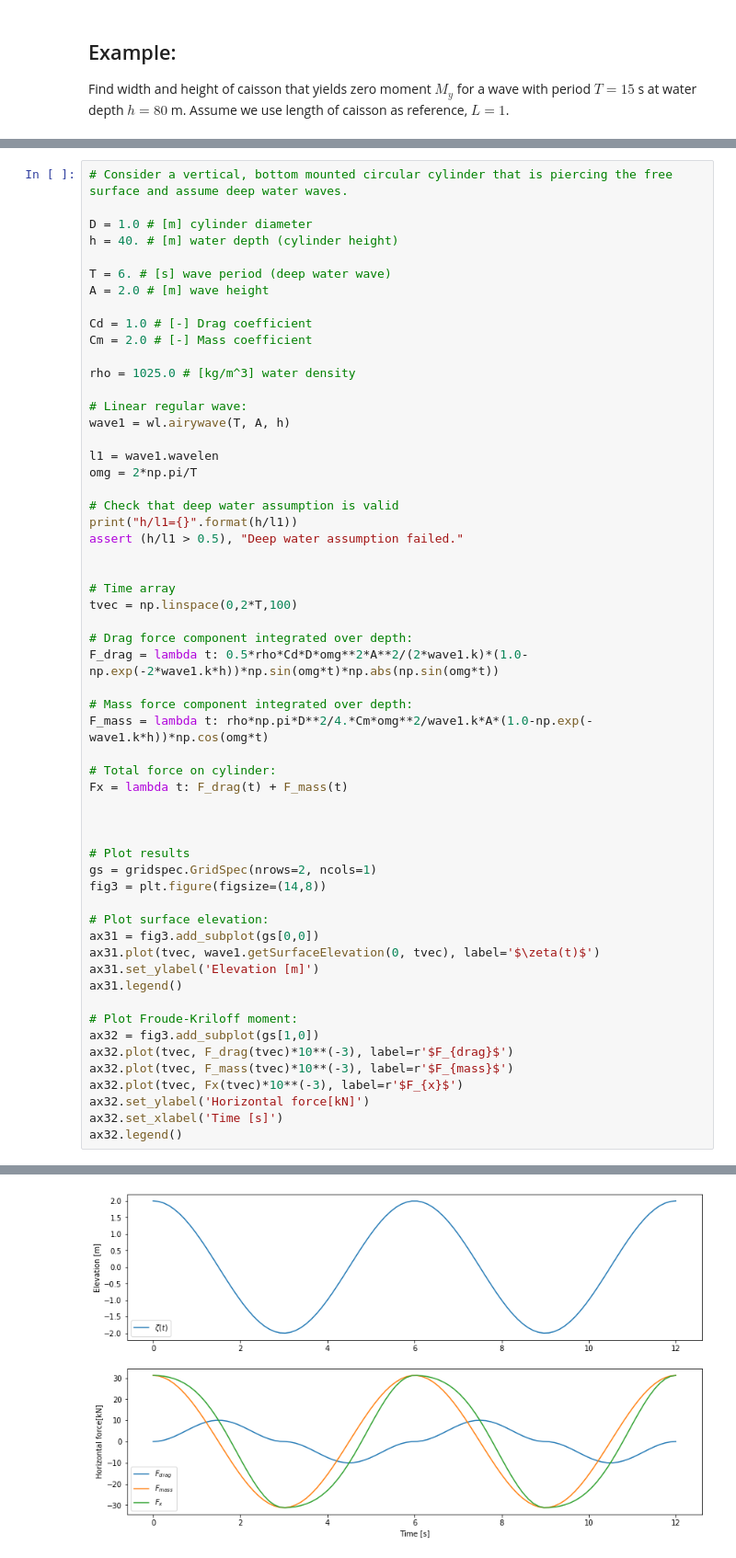
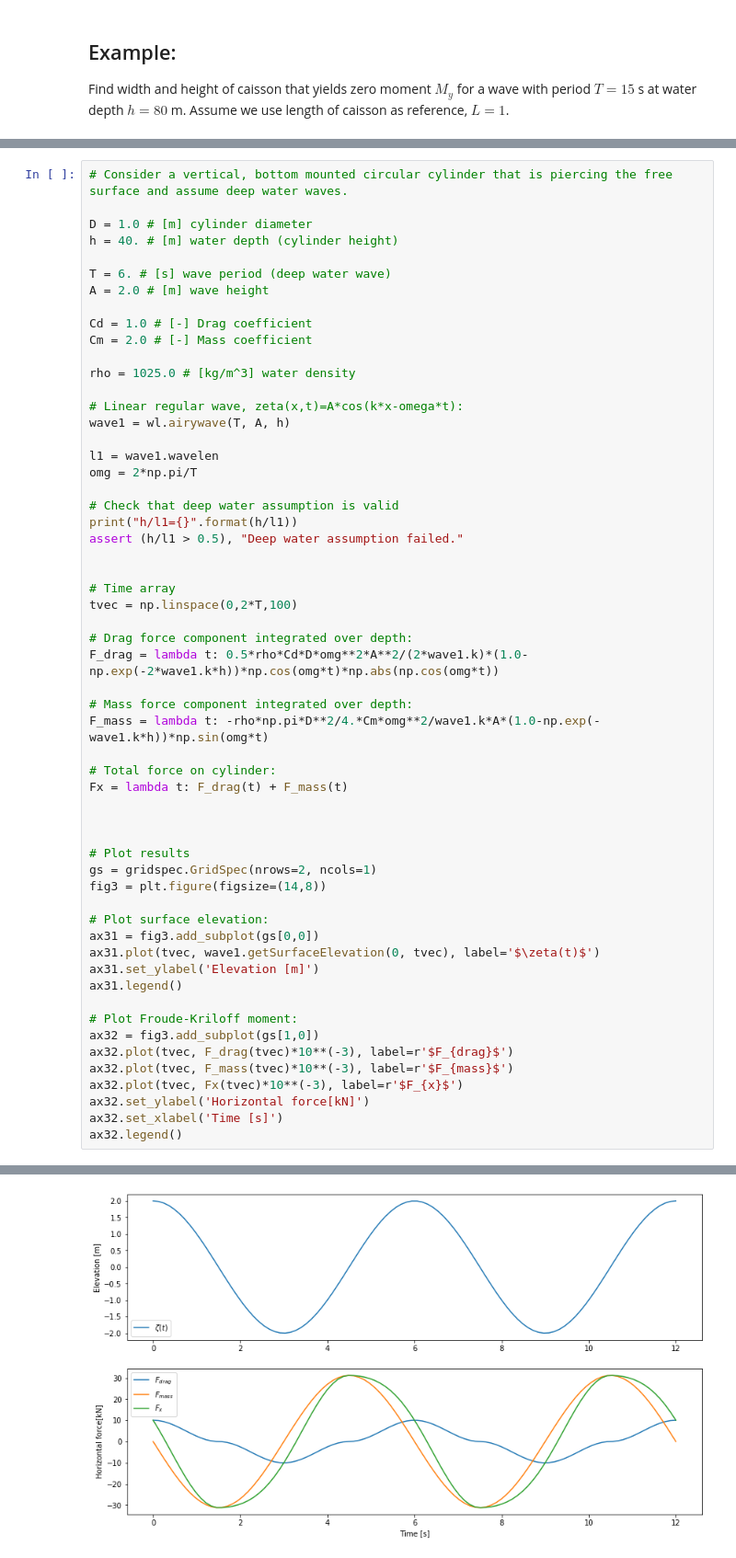
Before and after one commit to hydrodavid/tmr4247, a Jupyter notebook: Lecture_4.ipynb, the cells around one changed output, grey strips where cells are left out. Shown at 92% size. Saved outputs shown, nothing was run; the diff lists cells and outputs as text.

```diff
--- a/Lecture_4.ipynb
+++ b/Lecture_4.ipynb
@@ -155,7 +155,7 @@ Cm = 2.0 # [-] Mass coefficient
 
 rho = 1025.0 # [kg/m^3] water density
 
-# Linear regular wave:
+# Linear regular wave, zeta(x,t)=A*cos(k*x-omega*t):
 wave1 = wl.airywave(T, A, h)
 
 l1 = wave1.wavelen
@@ -170,35 +170,35 @@ assert (h/l1 > 0.5), "Deep water assumption failed."
 tvec = np.linspace(0,2*T,100)
 
 # Drag force component integrated over depth:
-F_drag = lambda t: 0.5*rho*Cd*D*omg**2*A**2/(2*wave1.k)*(1.0-np.exp(-2*wave1.k*h))*np.sin(omg*t)*np.abs(np.sin(omg*t))
+F_drag = lambda t: 0.5*rho*Cd*D*omg**2*A**2/(2*wave1.k)*(1.0-np.exp(-2*wave1.k*h))*np.cos(omg*t)*np.abs(np.cos(omg*t))
 
 # Mass force component integrated over depth:
-F_mass = lambda t: rho*np.pi*D**2/4.*Cm*omg**2/wave1.k*A*(1.0-np.exp(-wave1.k*h))*np.cos(omg*t)
+F_mass = lambda t: -rho*np.pi*D**2/4.*Cm*omg**2/wave1.k*A*(1.0-np.exp(-wave1.k*h))*np.sin(omg*t)
 
 # Total force on cylinder:
 Fx = lambda t: F_drag(t) + F_mass(t)
 
 
 
 # Plot results
 gs = gridspec.GridSpec(nrows=2, ncols=1)
 fig3 = plt.figure(figsize=(14,8))
 
 # Plot surface elevation:
 ax31 = fig3.add_subplot(gs[0,0])
 ax31.plot(tvec, wave1.getSurfaceElevation(0, tvec), label='$\zeta(t)$')
 ax31.set_ylabel('Elevation [m]')
 ax31.legend()
 
 # Plot Froude-Kriloff moment:
 ax32 = fig3.add_subplot(gs[1,0])
 ax32.plot(tvec, F_drag(tvec)*10**(-3), label=r'$F_{drag}$')
 ax32.plot(tvec, F_mass(tvec)*10**(-3), label=r'$F_{mass}$')
 ax32.plot(tvec, Fx(tvec)*10**(-3), label=r'$F_{x}$')
 ax32.set_ylabel('Horizontal force[kN]')
 ax32.set_xlabel('Time [s]')
 ax32.legend()
 # %% [output]
 h/l1=0.7118386719964254
 <matplotlib.legend.Legend at 0x...>
-[figure, old version]
+[figure, new version]
```
